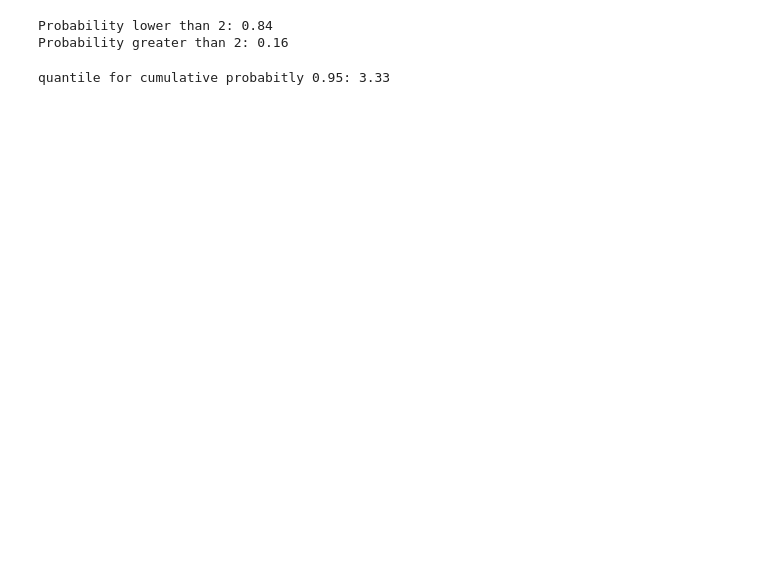
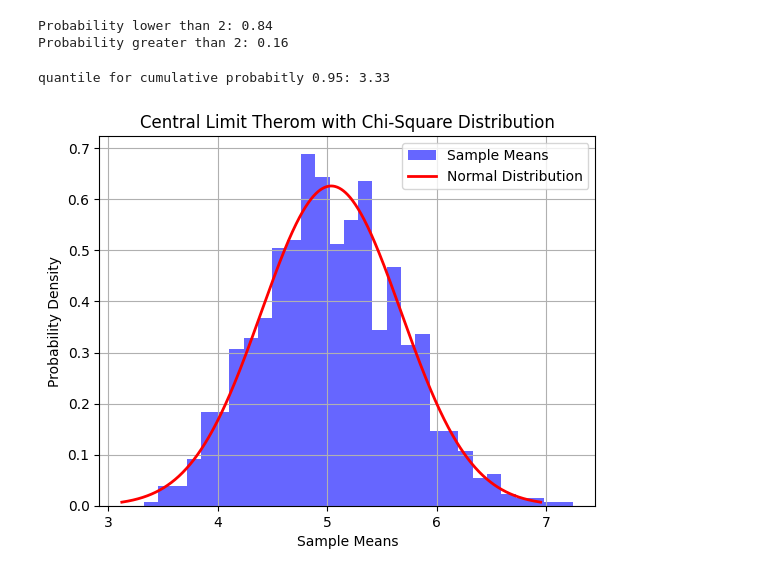
Before and after one commit to aryanssd/-sixteenth-exercices-for-loop, a Jupyter notebook: mathematics-python.ipynb, the cells around one changed output. Cells and saved outputs as stored; diff of their text form; code cells hidden in the pictures; blank space fills up the shorter version.

Commit message:
Kaggle Notebook | mathematics-python | Expected value with chi2 and normal distribution

```diff
--- a/mathematics-python.ipynb
+++ b/mathematics-python.ipynb
@@ -502,3 +503,39 @@ quantile = f.ppf(cumulative_prob, dfn, dfd)
 print(f"quantile for cumulative probabitly {cumulative_prob:.2f}: {quantile:.2f}")
 # %% [output]
 quantile for cumulative probabitly 0.95: 3.33
+# %%
+degrees_of_freedom = 5
+
+sample_size = 25
+
+num_means = 1000
+
+sample_means = np.zeros(num_means)
+
+for i in range(num_means):
+    samples = chi2.rvs(df=degrees_of_freedom, size=sample_size)
+    sample_mean = np.mean(samples)
+    sample_means[i] = sample_mean
+
+
+plt.hist(sample_means, bins=30, density=True, color='b', alpha=0.6, label='Sample Means')
+
+
+
+sample_means_mean = np.mean(sample_means)
+sample_means_std = np.std(sample_means)
+
+
+x = np.linspace(sample_means_mean - 3 * sample_means_std, sample_means_mean + 3 * sample_means_std,1000 )
+pdf = norm.pdf(x, loc=sample_means_mean, scale=sample_means_std)
+
+plt.plot(x, pdf, 'r-', lw=2, label='Normal Distribution')
+
+plt.xlabel('Sample Means')
+plt.ylabel('Probability Density')
+plt.title('Central Limit Therom with Chi-Square Distribution')
+plt.legend()
+plt.grid()
+plt.show()
+# %% [output]
+[figure, added]
```
Also changed, not shown: parts of 10 cells of this notebook.
